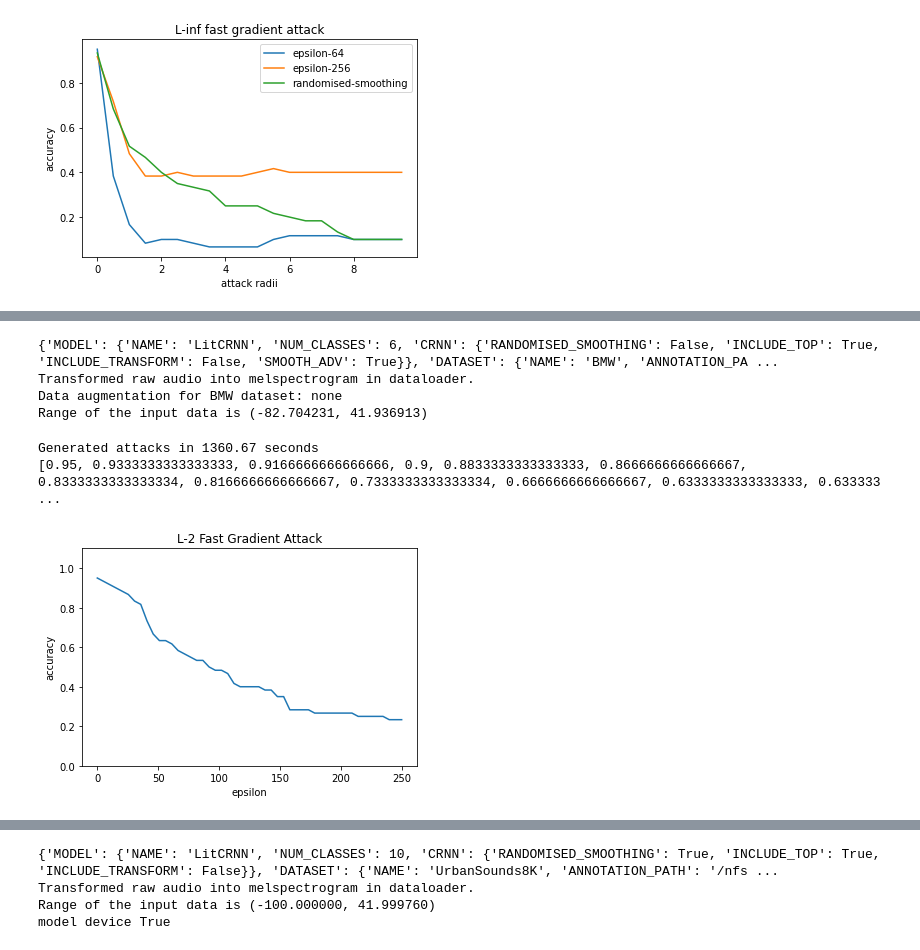
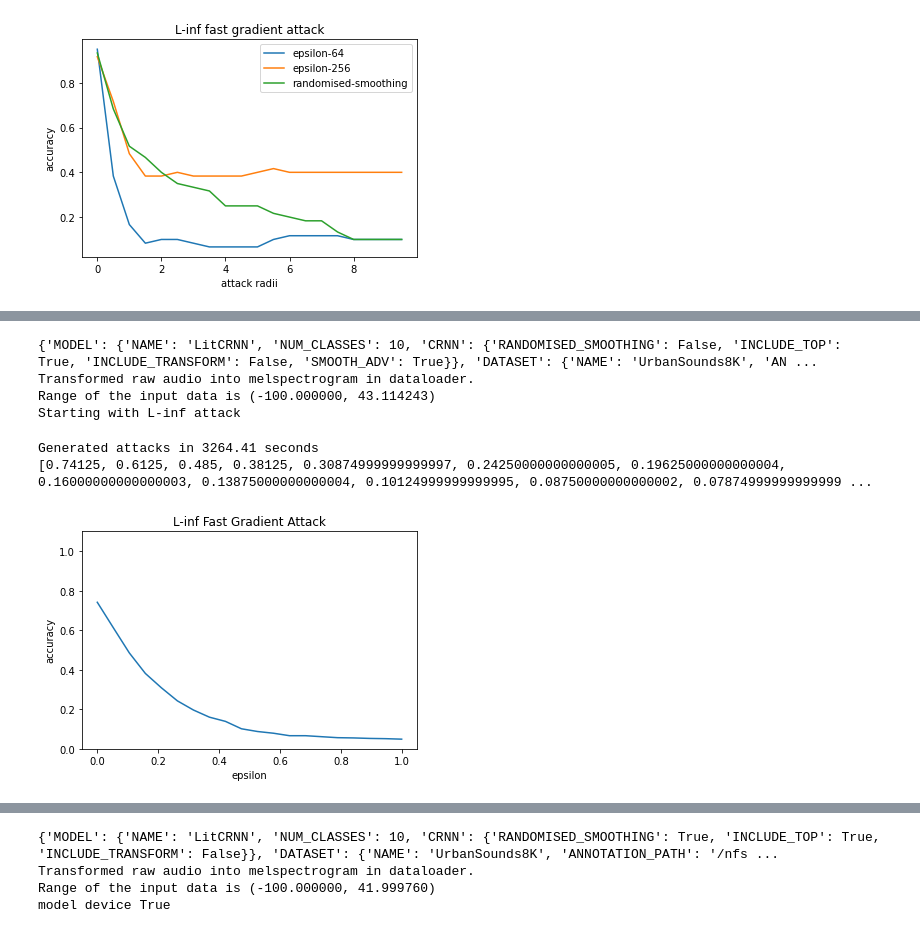
Before and after one commit to Vardanush/Robust-audio-classification, a Jupyter notebook: notebooks/run_attacks.ipynb, the cells around one changed output, grey strips where cells are left out. Cells and saved outputs as stored; diff of their text form; code cells hidden in the pictures.

```diff
--- a/notebooks/run_attacks.ipynb
+++ b/notebooks/run_attacks.ipynb
@@ -88,19 +86,19 @@ plt.show()
 # %%
 torch.cuda.empty_cache()
-project="BMW"
-max_rad = 250
-title = 'bmw_adv_0.25'
-config_path = '/nfs/students/winter-term-2020/project-1/project-1/audio_classification/configs/crnn_bmw-0.25.yaml'
-pretrained_path = '/nfs/students/winter-term-2020/project-1/project-1/weights/final-adv/crnn-bmw-adv-sigma-0.25-epoch=44-val_acc=1.000.ckpt'
+project="UrbanSound8k"
+max_rad = 1
+title = 'us8k_adv_0.25'
+config_path = '/nfs/students/winter-term-2020/project-1/project-1/audio_classification/configs/crnn_urbansound8k-0.25.yaml'
+pretrained_path = '/nfs/students/winter-term-2020/project-1/project-1/weights/final-adv/crnn-us8k-adv-sigma-0.25-eps-256-epoch=31-val_acc=0.738.ckpt'
 attack_model_for_adv(project_dir, config_path, pretrained_path, title,
-                                     project=project, attack_type = 'l2', max_radius=max_rad, save_folder=save_folder)
+                                     project=project, attack_type = 'linf', max_radius=max_rad, save_folder=save_folder)
 # %% [output]
-{'MODEL': {'NAME': 'LitCRNN', 'NUM_CLASSES': 6, 'CRNN': {'RANDOMISED_SMOOTHING': False, 'INCLUDE_TOP': True, 'INCLUDE_TRANSFORM': False, 'SMOOTH_ADV': True}}, 'DATASET': {'NAME': 'BMW', 'ANNOTATION_PA ...
+{'MODEL': {'NAME': 'LitCRNN', 'NUM_CLASSES': 10, 'CRNN': {'RANDOMISED_SMOOTHING': False, 'INCLUDE_TOP': True, 'INCLUDE_TRANSFORM': False, 'SMOOTH_ADV': True}}, 'DATASET': {'NAME': 'UrbanSounds8K', 'AN ...
 Transformed raw audio into melspectrogram in dataloader.
-Data augmentation for BMW dataset: none
-Range of the input data is (-82.704231, 41.936913)
+Range of the input data is (-100.000000, 43.114243)
+Starting with L-inf attack
-Generated attacks in 1360.67 seconds
-[0.95, 0.9333333333333333, 0.9166666666666666, 0.9, 0.8833333333333333, 0.8666666666666667, 0.8333333333333334, 0.8166666666666667, 0.7333333333333334, 0.6666666666666667, 0.6333333333333333, 0.633333 ...
+Generated attacks in 3264.41 seconds
+[0.74125, 0.6125, 0.485, 0.38125, 0.30874999999999997, 0.24250000000000005, 0.19625000000000004, 0.16000000000000003, 0.13875000000000004, 0.10124999999999995, 0.08750000000000002, 0.07874999999999999 ...
-[figure, old version]
+[figure, new version]
 # %%
 torch.cuda.empty_cache()
```
Also changed, not shown: parts of 19 cells of this notebook, 12 other files.
